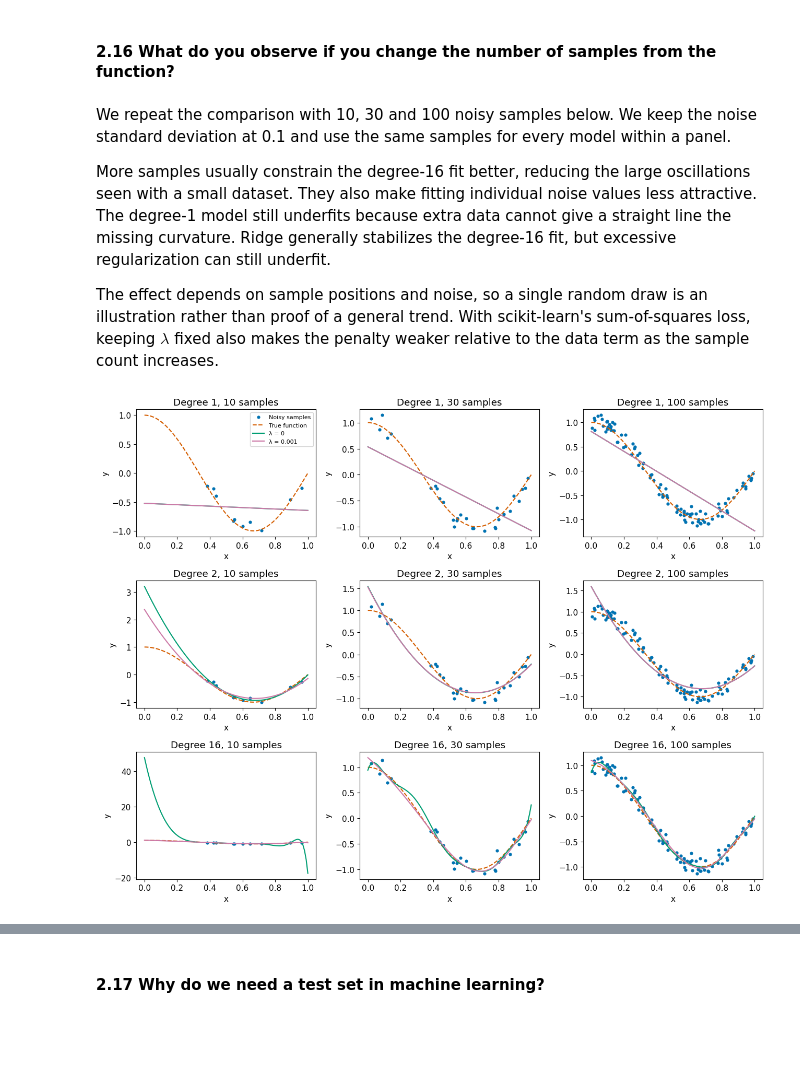
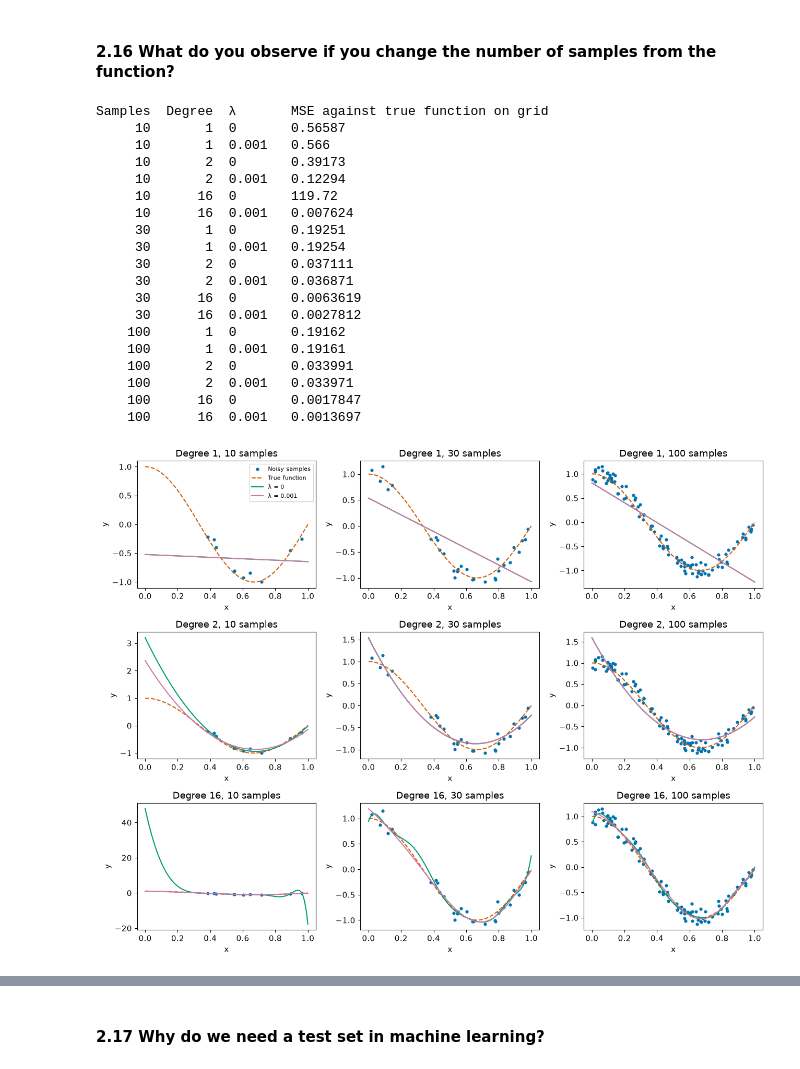
Before and after one commit to pamelaafaki/ch315-group-c, a Jupyter notebook: theory_assignment.ipynb, the cells around one changed output, grey strips where cells are left out. Cells and saved outputs as stored; diff of their text form; code cells hidden in the pictures; blank space fills up the shorter version.

```diff
--- a/theory_assignment.ipynb
+++ b/theory_assignment.ipynb
@@ -453,30 +464,47 @@ In this draw, the ten samples cover only x = 0.383 to 0.964. Predictions to the
 # %% [markdown]
 #### 2.16 What do you observe if you change the number of samples from the function?
-# %% [markdown]
-We repeat the comparison with 10, 30 and 100 noisy samples below. We keep the noise standard deviation at 0.1 and use the same samples for every model within a panel.
-
-More samples usually constrain the degree-16 fit better, reducing the large oscillations seen with a small dataset. They also make fitting individual noise values less attractive. The degree-1 model still underfits because extra data cannot give a straight line the missing curvature. Ridge generally stabilizes the degree-16 fit, but excessive regularization can still underfit.
-
-The effect depends on sample positions and noise, so a single random draw is an illustration rather than proof of a general trend. With scikit-learn's sum-of-squares loss, keeping $\lambda$ fixed also makes the penalty weaker relative to the data term as the sample count increases.
 # %%
 sample_sizes = [10, 30, 100]
 fig, axes = plt.subplots(3, 3, figsize=(13, 10))
+print("Samples  Degree  λ       MSE against true function on grid")
 for col, n in enumerate(sample_sizes):
     sample_rng = np.random.RandomState(0)
     x_sample = np.sort(sample_rng.rand(n))
     y_sample = true_function(x_sample) + sample_rng.randn(n) * 0.1
     for row, degree in enumerate(degrees):
         ax = axes[row, col]
         ax.scatter(x_sample, y_sample, color=BLUE, s=12, label="Noisy samples")
         ax.plot(X_test, true_function(X_test), color=RED, linestyle="--", label="True function")
         for alpha, color in [(0, GREEN), (1e-3, "#CC79A7")]:
             model = fit_polynomial(x_sample, y_sample, degree, alpha)
-            ax.plot(X_test, model.predict(X_test[:, np.newaxis]), color=color, label=f"λ = {alpha:g}")
+            prediction = model.predict(X_test[:, np.newaxis])
+            ax.plot(X_test, prediction, color=color, label=f"λ = {alpha:g}")
+            grid_mse = mean_squared_error(true_function(X_test) - prediction)
+            print(f"{n:7d}  {degree:6d}  {alpha:<7g} {grid_mse:.5g}")
         ax.set_title(f"Degree {degree}, {n} samples")
         ax.set_xlabel("x")
         ax.set_ylabel("y")
 axes[0, 0].legend(fontsize=8)
 fig.tight_layout()
 plt.show()
 # %% [output]
+Samples  Degree  λ       MSE against true function on grid
+     10       1  0       0.56587
+     10       1  0.001   0.566
+     10       2  0       0.39173
+     10       2  0.001   0.12294
+     10      16  0       119.72
+     10      16  0.001   0.007624
+     30       1  0       0.19251
+     30       1  0.001   0.19254
+     30       2  0       0.037111
+     30       2  0.001   0.036871
+     30      16  0       0.0063619
+     30      16  0.001   0.0027812
+    100       1  0       0.19162
+    100       1  0.001   0.19161
+    100       2  0       0.033991
+    100       2  0.001   0.033971
+    100      16  0       0.0017847
+    100      16  0.001   0.0013697
-[figure, old version]
+[figure, new version]
```
Also changed, not shown: parts of 25 cells of this notebook, 1 other file.
